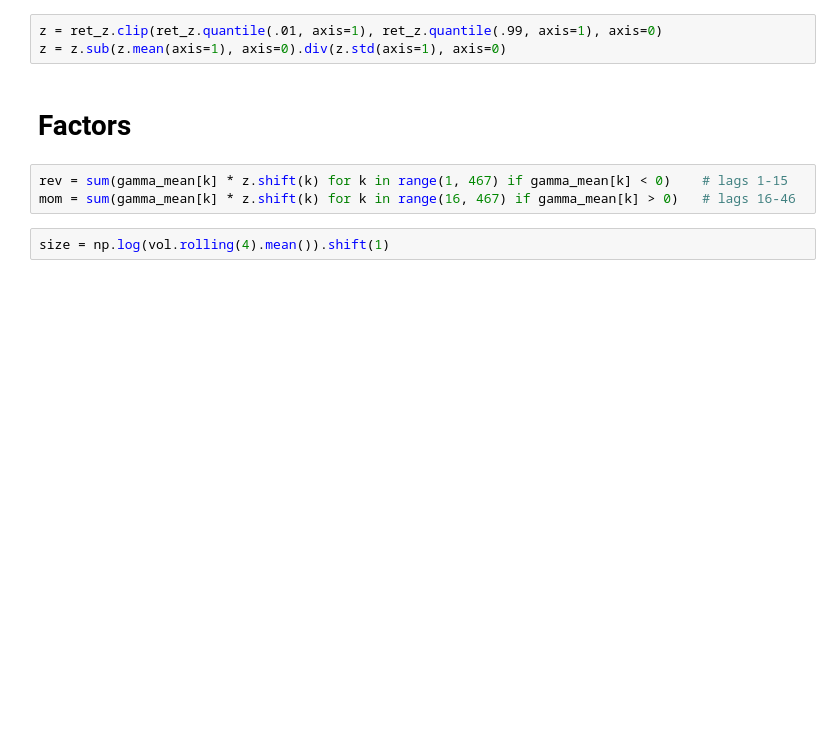
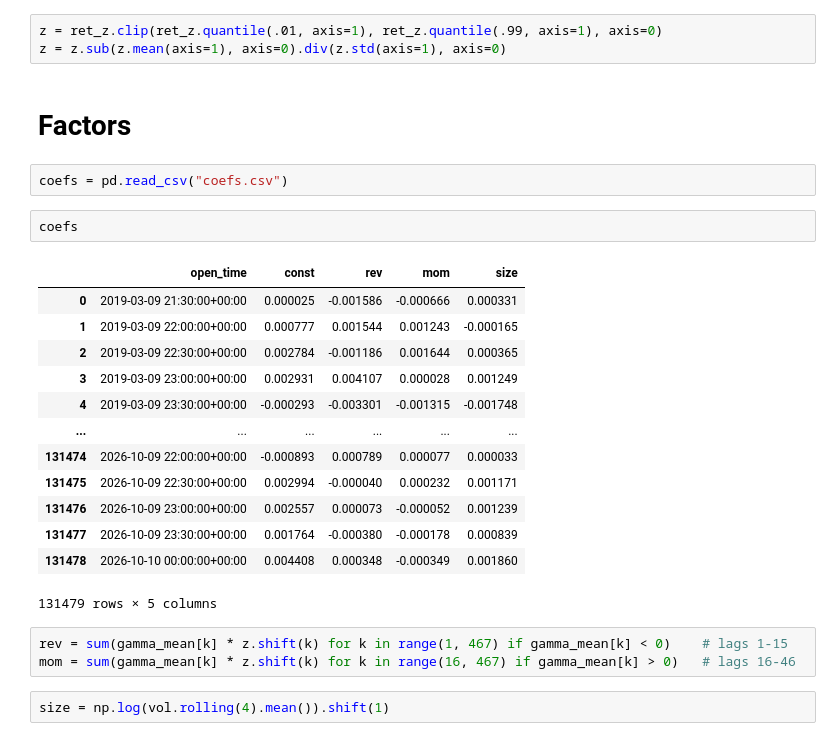
Before and after one commit to Parracho/Project-Finance, a Jupyter notebook: kalman_latent_factor.ipynb, the cells around one changed output. Saved outputs shown, nothing was run; the diff lists cells and outputs as text; blank space fills up the shorter version.

```diff
--- a/kalman_latent_factor.ipynb
+++ b/kalman_latent_factor.ipynb
@@ -86,6 +88,24 @@ z = ret_z.clip(ret_z.quantile(.01, axis=1), ret_z.quantile(.99, axis=1), axis=0)
 z = z.sub(z.mean(axis=1), axis=0).div(z.std(axis=1), axis=0)
 # %% [markdown]
 # Factors
+# %%
+coefs = pd.read_csv("coefs.csv")
+# %%
+coefs
+# %% [output]
+|  | open_time | const | rev | mom | size |
+| 0 | 2019-03-09 21:30:00+00:00 | 0.000025 | -0.001586 | -0.000666 | 0.000331 |
+| 1 | 2019-03-09 22:00:00+00:00 | 0.000777 | 0.001544 | 0.001243 | -0.000165 |
+| 2 | 2019-03-09 22:30:00+00:00 | 0.002784 | -0.001186 | 0.001644 | 0.000365 |
+| 3 | 2019-03-09 23:00:00+00:00 | 0.002931 | 0.004107 | 0.000028 | 0.001249 |
+| 4 | 2019-03-09 23:30:00+00:00 | -0.000293 | -0.003301 | -0.001315 | -0.001748 |
+| ... | ... | ... | ... | ... | ... |
+| 131474 | 2026-10-09 22:00:00+00:00 | -0.000893 | 0.000789 | 0.000077 | 0.000033 |
+| 131475 | 2026-10-09 22:30:00+00:00 | 0.002994 | -0.000040 | 0.000232 | 0.001171 |
+| 131476 | 2026-10-09 23:00:00+00:00 | 0.002557 | 0.000073 | -0.000052 | 0.001239 |
+| 131477 | 2026-10-09 23:30:00+00:00 | 0.001764 | -0.000380 | -0.000178 | 0.000839 |
+| 131478 | 2026-10-10 00:00:00+00:00 | 0.004408 | 0.000348 | -0.000349 | 0.001860 |
+131479 rows × 5 columns
 # %%
 rev = sum(gamma_mean[k] * z.shift(k) for k in range(1, 467) if gamma_mean[k] < 0)    # lags 1-15
 mom = sum(gamma_mean[k] * z.shift(k) for k in range(16, 467) if gamma_mean[k] > 0)   # lags 16-46
```
Also changed, not shown: parts of 4 cells of this notebook.
